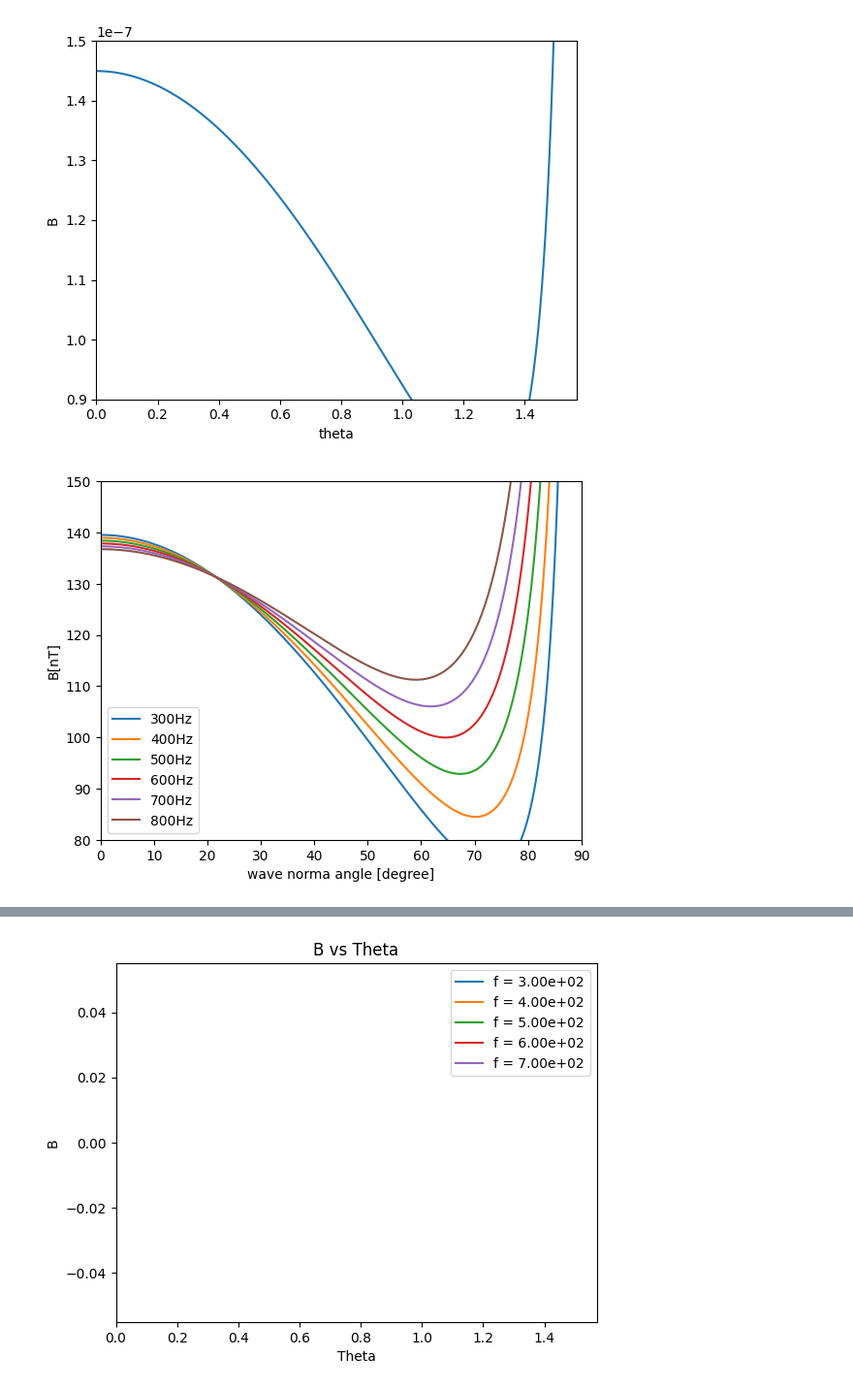
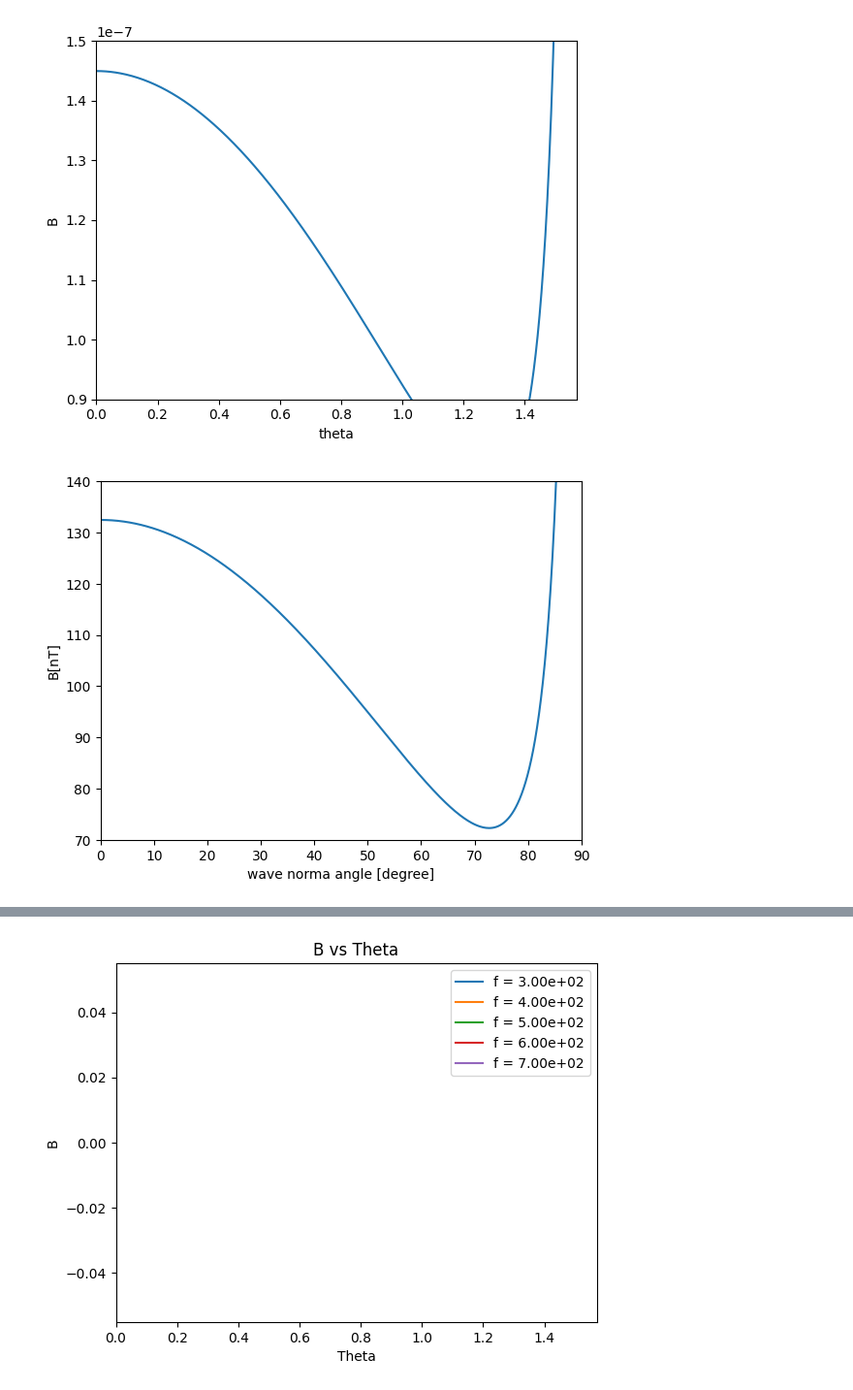
Before and after one commit to JackKTachi/duct_analysis, a Jupyter notebook: basic/func_kvec_calc.ipynb, the cells around one changed output, grey strips where cells are left out. Shown at 97% size. Drawn from its saved outputs; the diff is of its cells as text; code cells hidden in the pictures.

```diff
--- a/basic/func_kvec_calc.ipynb
+++ b/basic/func_kvec_calc.ipynb
@@ -39,11 +39,12 @@ plt.show()
 import numpy as np
 import matplotlib.pyplot as plt
 import plasma_params as pp
+from matplotlib.colors import rgb2hex
 
 def calc_duct_range(f):
-    N = 2e6
-    B = 130e-9
-    theta_stnd = 20*np.pi/180
+    N = 1.9e6
+    B = 128e-9
+    theta_stnd = 11*np.pi/180
     fc = (pp.Q*B/pp.ME)/2/np.pi
     fp = ((pp.Q**2*N)/(pp.EPS*pp.ME))**(1/2)/2/np.pi
 
@@ -64,15 +65,18 @@ def calc_duct_range(f):
 
     return theta, B
 # %%
-f = [300, 400, 500, 600, 700, 800]
-for i in f:
-    theta, B = calc_duct_range(i)
-    plt.plot(theta, B, label=i)
+
+f = 300
+
+
+theta, B = calc_duct_range(f)
+plt.plot(theta, B)
+
 plt.xlabel('wave norma angle [degree]')
 plt.ylabel('B[nT]')
 plt.xlim(0, 90)
-plt.ylim(80, 150)
-plt.legend(['{0}Hz'.format(i) for i in f])
+plt.ylim(70, 140)
+#plt.legend(['400Hz'])
 plt.show()
 # %% [output]
-[figure, old version]
+[figure, new version]
```
Also changed, not shown: parts of 4 cells of this notebook, 12 other files.
